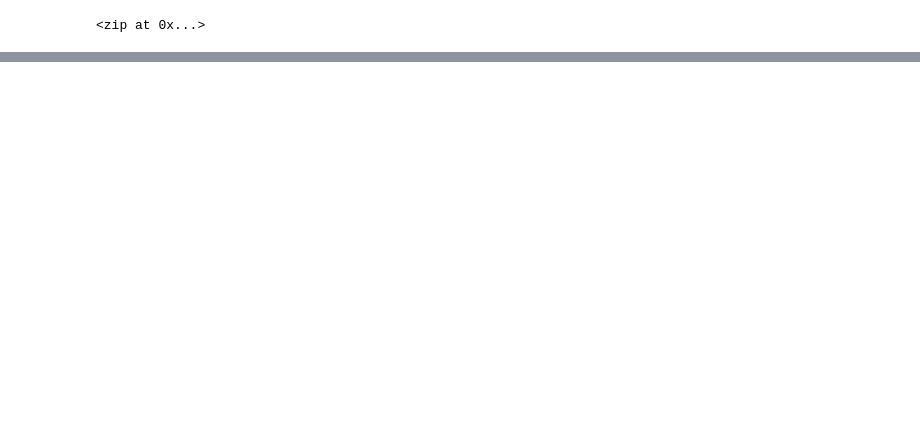
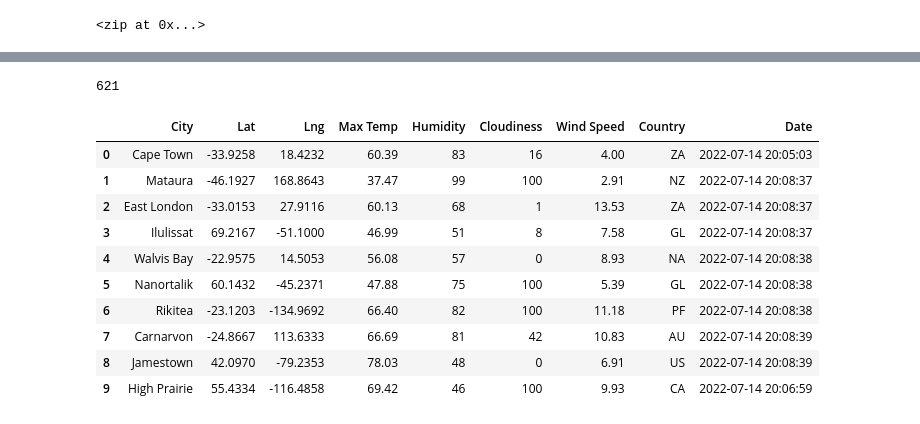
Before and after one commit to LeighannaSB/World_Weather_Analysis, a Jupyter notebook: WeatherPy.ipynb, the cells around one changed output, grey strips where cells are left out. Drawn from its saved outputs; the diff is of its cells as text; code cells hidden in the pictures; blank space fills up the shorter version.

```diff
--- a/WeatherPy.ipynb
+++ b/WeatherPy.ipynb
@@ -137,0 +138,21 @@ Data Retrieval Complete
+# %%
+# Convert the array of dictionaries to a Pandas DataFrame.
+len(cities)
+# %% [output]
+621
+# %%
+# Convert the array of dictionaries to a Pandas DataFrame.
+city_data_df = pd.DataFrame(city_data)
+city_data_df.head(10)
+# %% [output]
+|  | City | Lat | Lng | Max Temp | Humidity | Cloudiness | Wind Speed | Country | Date |
+| 0 | Cape Town | -33.9258 | 18.4232 | 60.39 | 83 | 16 | 4.00 | ZA | 2022-07-14 20:05:03 |
+| 1 | Mataura | -46.1927 | 168.8643 | 37.47 | 99 | 100 | 2.91 | NZ | 2022-07-14 20:08:37 |
+| 2 | East London | -33.0153 | 27.9116 | 60.13 | 68 | 1 | 13.53 | ZA | 2022-07-14 20:08:37 |
+| 3 | Ilulissat | 69.2167 | -51.1000 | 46.99 | 51 | 8 | 7.58 | GL | 2022-07-14 20:08:37 |
+| 4 | Walvis Bay | -22.9575 | 14.5053 | 56.08 | 57 | 0 | 8.93 | NA | 2022-07-14 20:08:38 |
+| 5 | Nanortalik | 60.1432 | -45.2371 | 47.88 | 75 | 100 | 5.39 | GL | 2022-07-14 20:08:38 |
+| 6 | Rikitea | -23.1203 | -134.9692 | 66.40 | 82 | 100 | 11.18 | PF | 2022-07-14 20:08:38 |
+| 7 | Carnarvon | -24.8667 | 113.6333 | 66.69 | 81 | 42 | 10.83 | AU | 2022-07-14 20:08:39 |
+| 8 | Jamestown | 42.0970 | -79.2353 | 78.03 | 48 | 0 | 6.91 | US | 2022-07-14 20:08:39 |
+| 9 | High Prairie | 55.4334 | -116.4858 | 69.42 | 46 | 100 | 9.93 | CA | 2022-07-14 20:06:59 |
```
Also changed, not shown: parts of 6 cells of this notebook.
